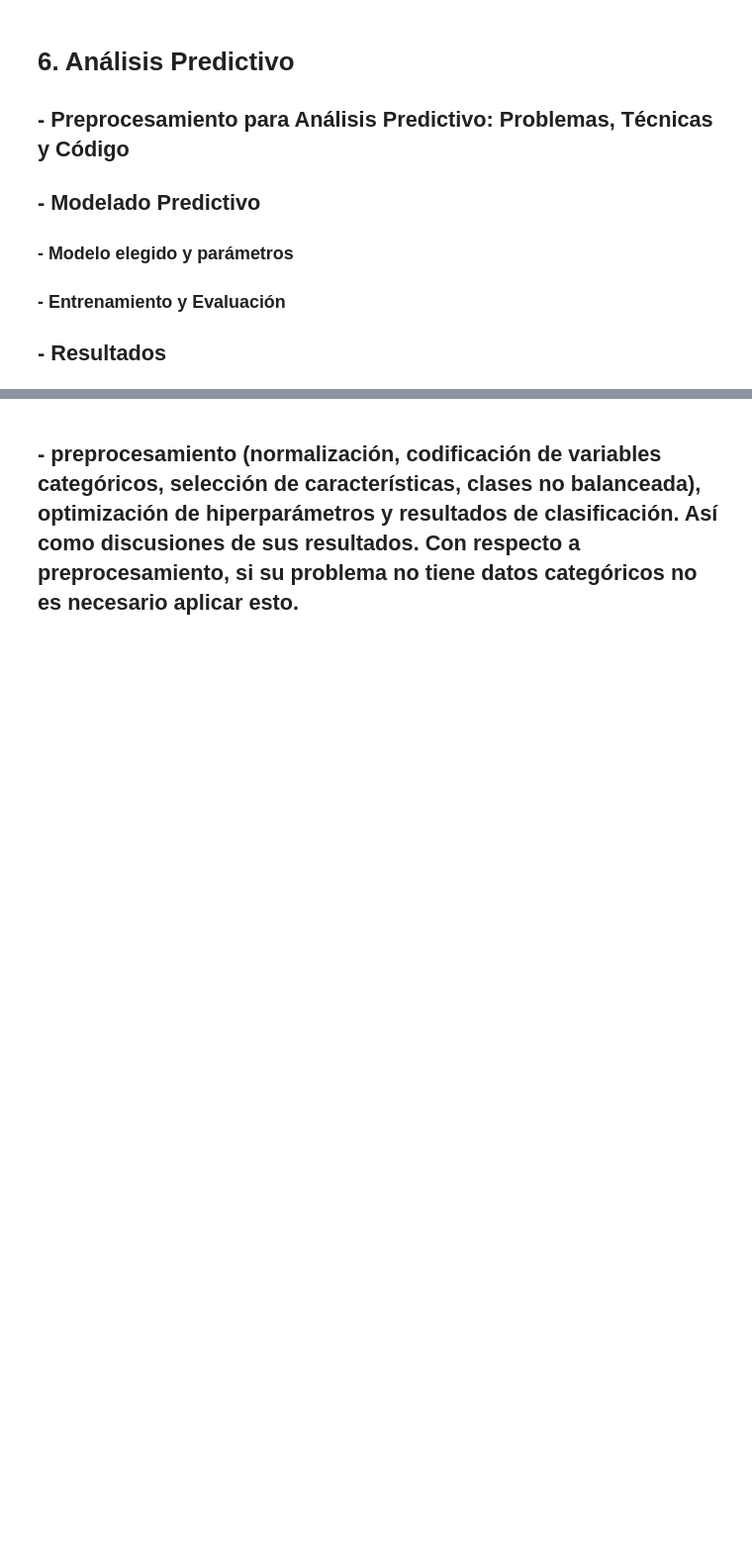
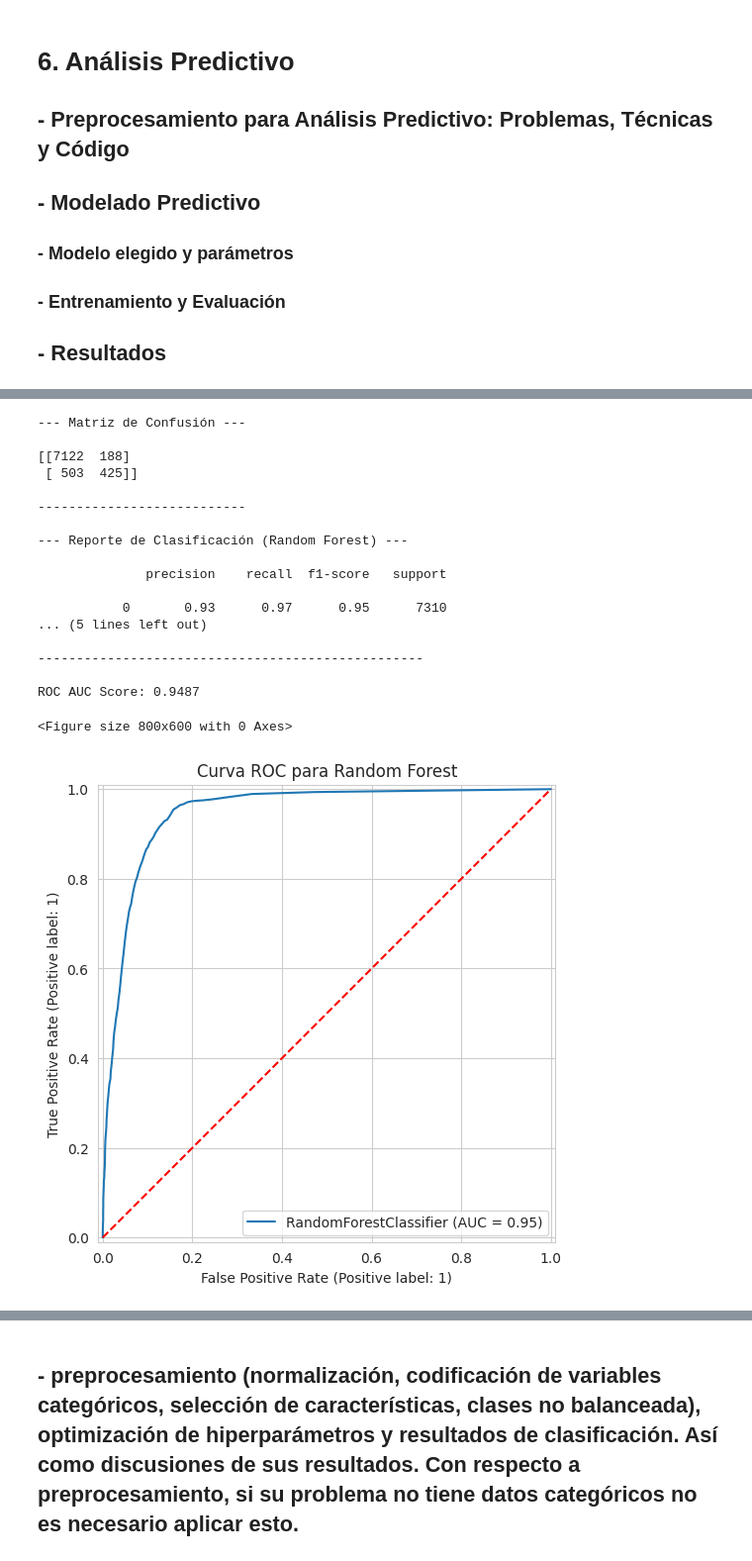
Before and after one commit to bidallei/MIAAD-UACJ, a Jupyter notebook: ProyectoFinalProgADAP_263150.ipynb, the cells around one changed output, grey strips where cells are left out. Shown: that part at 99% size. Drawn from its saved outputs; the diff is of its cells as text; code cells hidden in the pictures; blank space fills up the shorter version.

```diff
--- a/ProyectoFinalProgADAP_263150.ipynb
+++ b/ProyectoFinalProgADAP_263150.ipynb
@@ -86,0 +383,59 @@ FileNotFoundError: [Errno 2] No such file or directory: '/content/drive/MyDrive/
+# %%
+from sklearn.ensemble import RandomForestClassifier
+
+# Inicialización del modelo Random Forest
+# Se usan 100 árboles (n_estimators) y una semilla para reproducibilidad
+rf_model = RandomForestClassifier(n_estimators=100, random_state=42, class_weight='balanced')
+
+# Entrenamiento del modelo
+rf_model.fit(X_train, y_train)
+
+# Predicciones en el conjunto de prueba
+y_pred = rf_model.predict(X_test)
+y_pred_proba = rf_model.predict_proba(X_test)[:, 1] # Probabilidades para ROC AUC
+# %%
+from sklearn.metrics import (
+    confusion_matrix, classification_report, roc_auc_score, RocCurveDisplay
+)
+
+# 1. Matriz de Confusión
+cm = confusion_matrix(y_test, y_pred)
+print("--- Matriz de Confusión ---\n")
+print(cm)
+print("\n---------------------------\n")
+
+# 2. Reporte de Clasificación (Métricas clave)
+print("--- Reporte de Clasificación (Random Forest) ---\n")
+print(classification_report(y_test, y_pred))
+print("--------------------------------------------------\n")
+
+# 3. Métrica de Área Bajo la Curva ROC (ROC AUC)
+roc_auc = roc_auc_score(y_test, y_pred_proba)
+print(f"ROC AUC Score: {roc_auc:.4f}")
+
+# 4. Visualización de la Curva ROC
+plt.figure(figsize=(8, 6))
+RocCurveDisplay.from_estimator(rf_model, X_test, y_test)
+plt.title('Curva ROC para Random Forest')
+plt.plot([0, 1], [0, 1], 'r--') # Línea de referencia aleatoria
+plt.show()
+# %% [output]
+--- Matriz de Confusión ---
+
+[[7122  188]
+ [ 503  425]]
+
+---------------------------
+
+--- Reporte de Clasificación (Random Forest) ---
+
+              precision    recall  f1-score   support
+
+           0       0.93      0.97      0.95      7310
+... (5 lines left out)
+
+--------------------------------------------------
+
+ROC AUC Score: 0.9487
+<Figure size 800x600 with 0 Axes>
+[figure, added]
```
Also changed, not shown: parts of 24 cells of this notebook.
